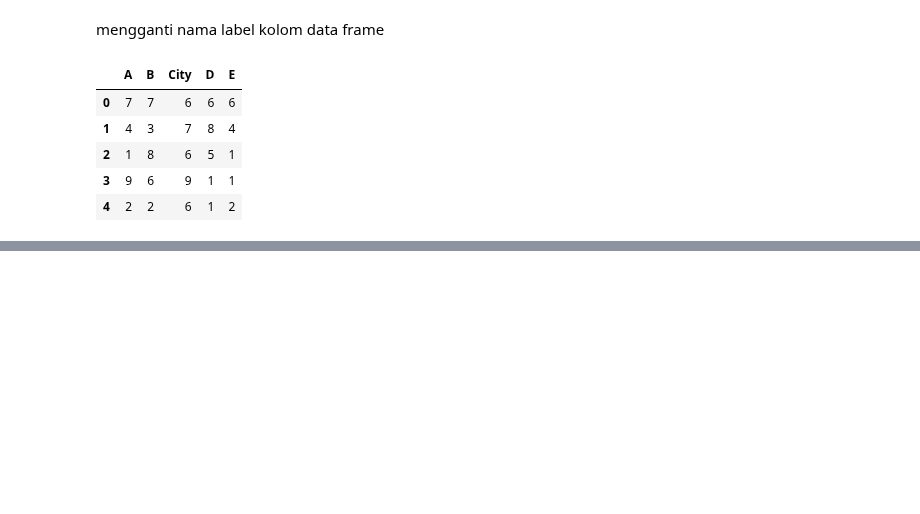
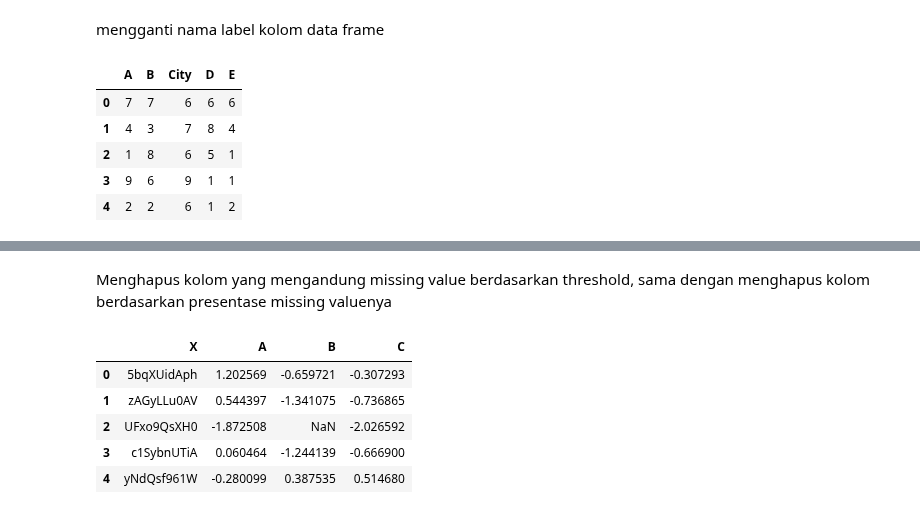
Before and after one commit to Edy-Mochamad/Learn-jupyter-notebook, a Jupyter notebook: pandas.ipynb, the cells around one changed output, grey strips where cells are left out. Drawn from its saved outputs; the diff is of its cells as text; code cells hidden in the pictures; blank space fills up the shorter version.

```diff
--- a/pandas.ipynb
+++ b/pandas.ipynb
@@ -314,0 +377,13 @@ df.rename(columns = {'A':'Id', 'B':'Number', 'E':'Total'})
+# %% [markdown]
+Menghapus kolom yang mengandung missing value berdasarkan threshold, sama dengan menghapus kolom berdasarkan presentase missing valuenya
+# %%
+treshold = len(df) * 0.9 #menghapus missing value pada kolom yang melebihi berdasarkan persentase
+df = df.dropna(thresh = treshold, axis = 'columns')
+df.head()
+# %% [output]
+|  | X | A | B | C |
+| 0 | 5bqXUidAph | 1.202569 | -0.659721 | -0.307293 |
+| 1 | zAGyLLu0AV | 0.544397 | -1.341075 | -0.736865 |
+| 2 | UFxo9QsXH0 | -1.872508 | NaN | -2.026592 |
+| 3 | c1SybnUTiA | 0.060464 | -1.244139 | -0.666900 |
+| 4 | yNdQsf961W | -0.280099 | 0.387535 | 0.514680 |
```
Also changed, not shown: parts of 12 cells of this notebook.
